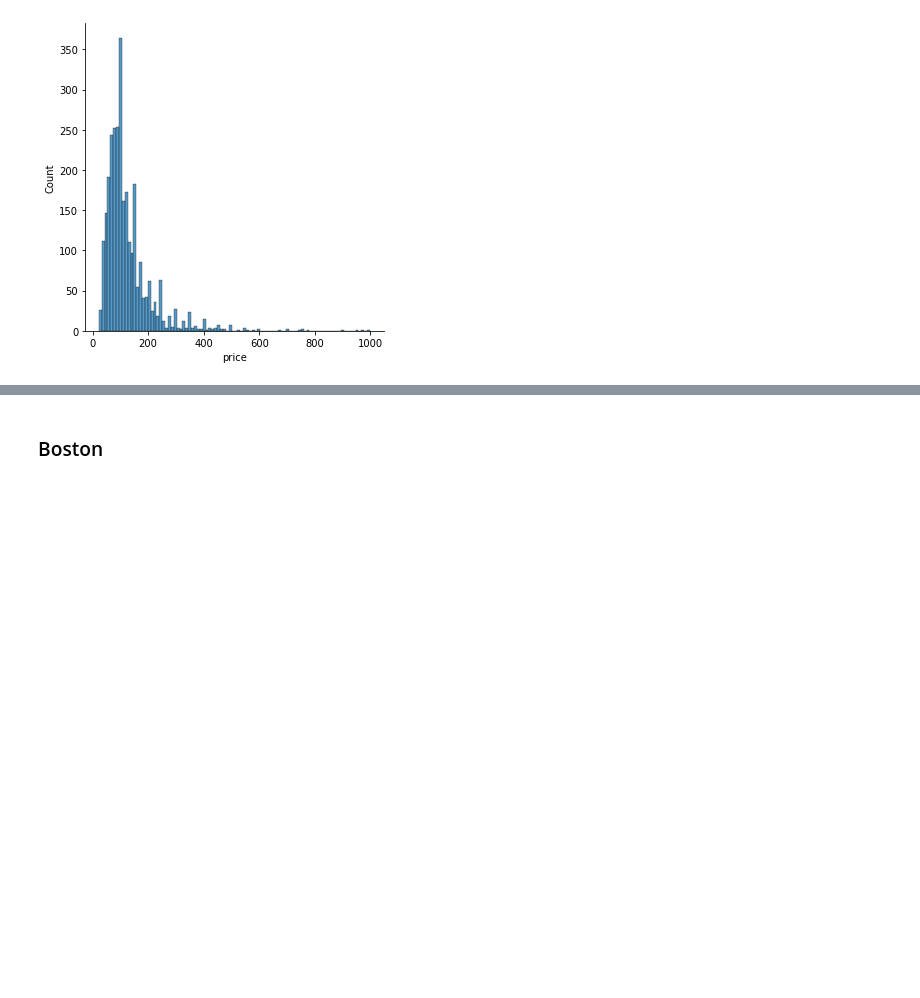
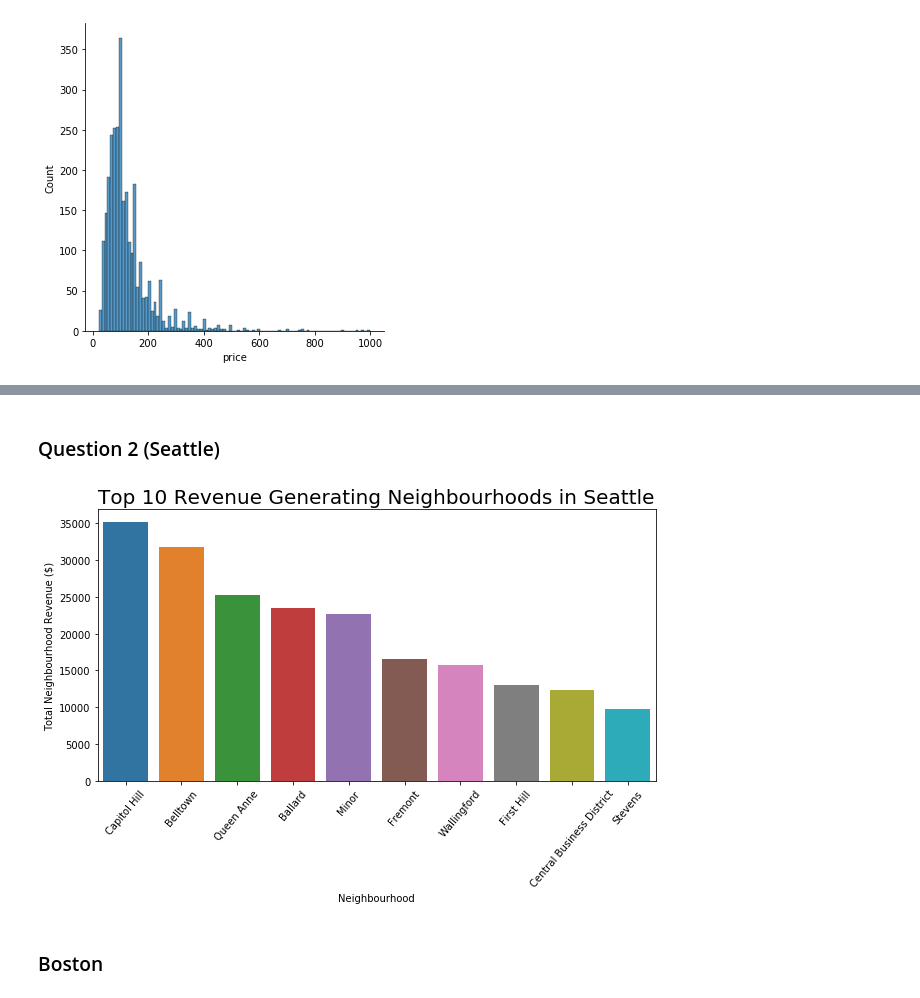
Before and after one commit to JVasquez5/Udacity_Data_Scientist_Nanodegree, a Jupyter notebook: Projects/Blog Post/seattle_boston_airbnb.ipynb, the cells around one changed output, grey strips where cells are left out. Cells and saved outputs as stored; diff of their text form; code cells hidden in the pictures; blank space fills up the shorter version.

```diff
--- a/Projects/Blog Post/seattle_boston_airbnb.ipynb
+++ b/Projects/Blog Post/seattle_boston_airbnb.ipynb
@@ -264,3 +313,18 @@ sns.displot(cleanest_seattle_df, x="price")
+# %% [markdown]
+### Question 2 (Seattle)
+# %%
+# Visual of the top 10 Revenue Generating Neighbourhoods in Seattle
+neighbourhood_by_price = cleanest_seattle_df.groupby('neighbourhood').price.sum().sort_values(ascending=False)
+neighbourhood_by_price = neighbourhood_by_price
+plt.figure(figsize=(10,5))
+sns.barplot(neighbourhood_by_price[:10].index, neighbourhood_by_price[:10].values)
+plt.title('Top 10 Revenue Generating Neighbourhoods in Seattle', fontsize=20)
+plt.ylabel('Total Neighbourhood Revenue ($)', fontsize=10)
+plt.xlabel('Neighbourhood', fontsize=10)
+plt.xticks(rotation=50)
+plt.show()
+# %% [output]
+[figure, added]
 # %% [markdown]
 ### Boston
 # %%
```
Also changed, not shown: parts of 57 cells of this notebook.
